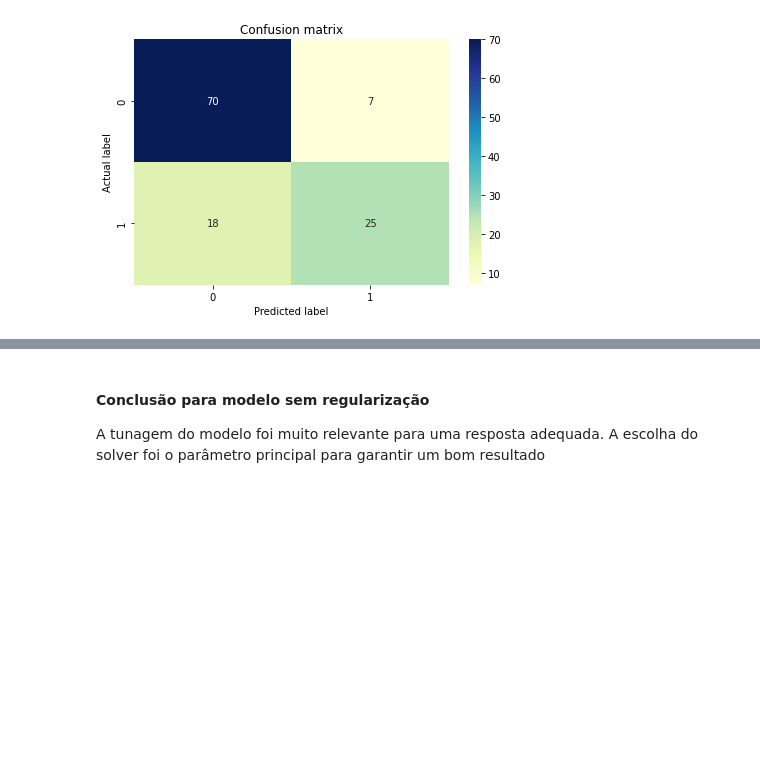
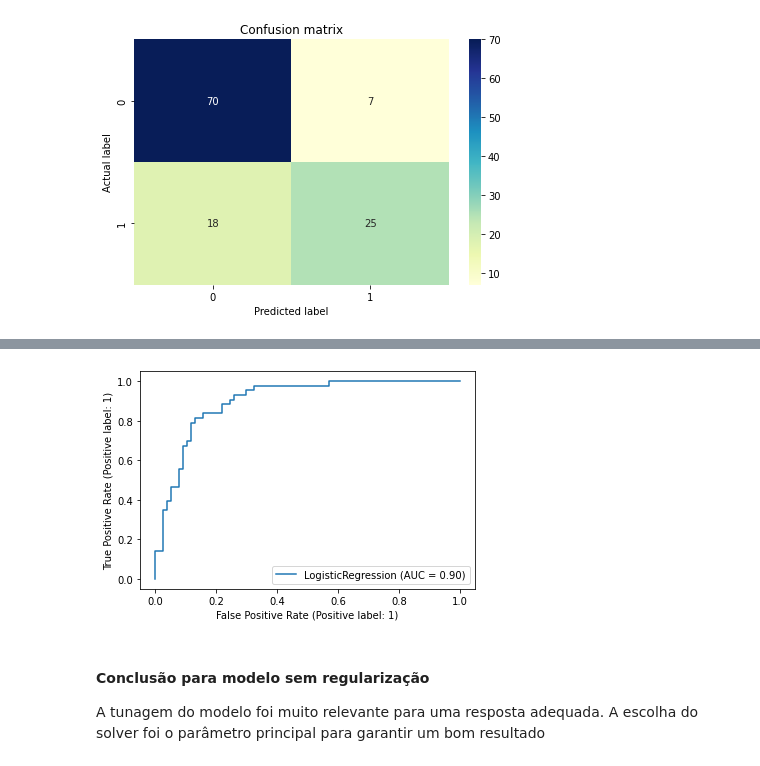
Before and after one commit to WMaia9/Analise_Preditiva, a Jupyter notebook: Tarefa_01.ipynb, the cells around one changed output, grey strips where cells are left out. Cells and saved outputs as stored; diff of their text form; code cells hidden in the pictures; blank space fills up the shorter version.

```diff
--- a/Tarefa_01.ipynb
+++ b/Tarefa_01.ipynb
@@ -225,3 +221,7 @@ plt.show()
+# %%
+plot_roc_curve(lr, X_test, y_test);
+# %% [output]
+[figure, added]
 # %% [markdown]
 #### Conclusão para modelo sem regularização
 
```
Also changed, not shown: parts of 26 cells of this notebook.
